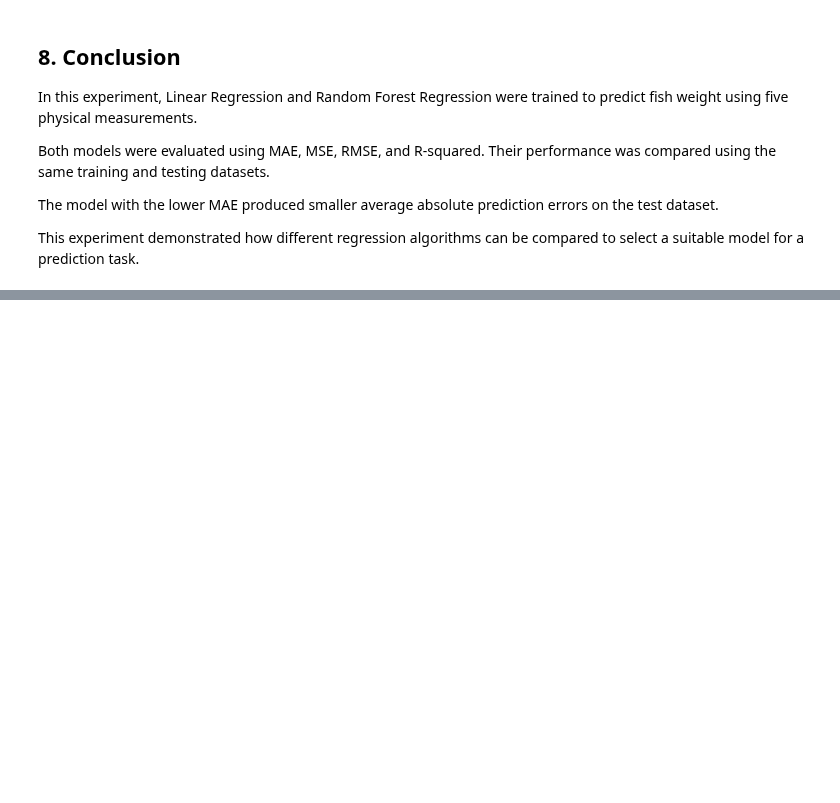
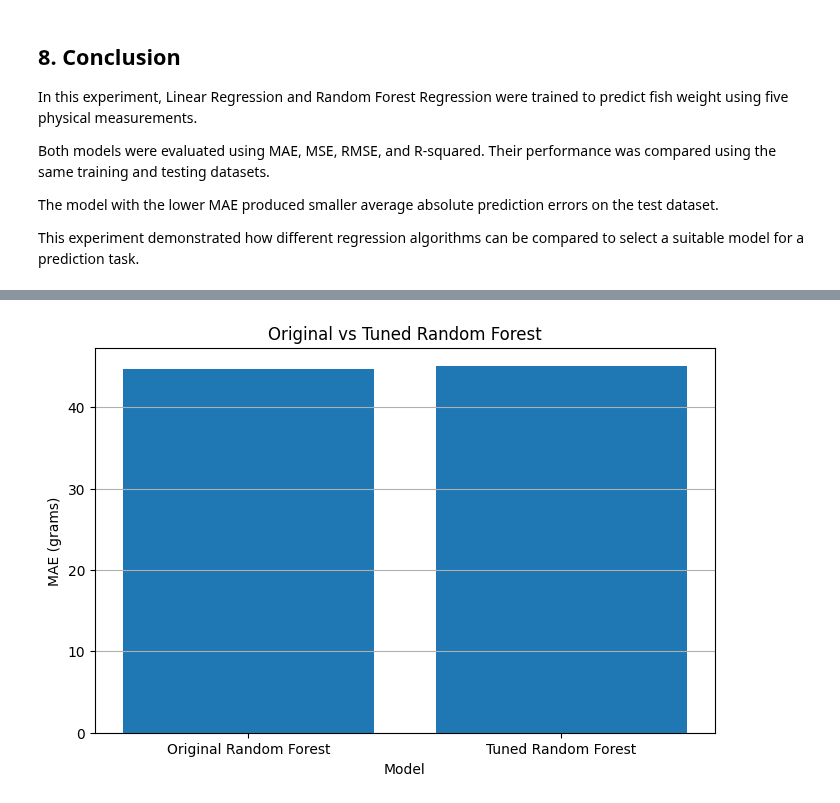
Before and after one commit to abhipsa29-cloud/Fish-Weight-Prediction, a Jupyter notebook: Fish_Weight_Prediction.ipynb, the cells around one changed output, grey strips where cells are left out. Drawn from its saved outputs; the diff is of its cells as text; code cells hidden in the pictures; blank space fills up the shorter version.

Commit message:
Day 20: Tuned Random Forest hyperparameters using GridSearchCV

```diff
--- a/Fish_Weight_Prediction.ipynb
+++ b/Fish_Weight_Prediction.ipynb
@@ -4410,0 +4571,14 @@ can be compared to select a suitable model for a prediction task.
+# %%
+best_model = grid_search.best_estimator_
+
+print("Best Random Forest Model")
+print("------------------------")
+
+for parameter, value in grid_search.best_params_.items():
+    print(f"{parameter}: {value}")
+
+print(
+    "Best cross-validation MAE:",
+    round(-grid_search.best_score_, 2),
+    "grams"
+)
@@ -4410,0 +4600,14 @@ can be compared to select a suitable model for a prediction task.
+# %%
+tuned_predictions = best_model.predict(X_test)
+
+tuned_mae = mean_absolute_error(y_test, tuned_predictions)
+tuned_mse = mean_squared_error(y_test, tuned_predictions)
+tuned_rmse = np.sqrt(tuned_mse)
+tuned_r2 = r2_score(y_test, tuned_predictions)
+
+print("Tuned Random Forest Evaluation")
+print("------------------------------")
+print(f"MAE: {tuned_mae:.2f} grams")
+print(f"MSE: {tuned_mse:.2f}")
+print(f"RMSE: {tuned_rmse:.2f} grams")
+print(f"R-squared: {tuned_r2:.3f}")
@@ -4410,0 +4682,16 @@ can be compared to select a suitable model for a prediction task.
+# %%
+plt.figure(figsize=(8, 5))
+
+plt.bar(
+    comparison_df["Model"],
+    comparison_df["MAE"]
+)
+
+plt.title("Original vs Tuned Random Forest")
+plt.xlabel("Model")
+plt.ylabel("MAE (grams)")
+
+plt.grid(axis="y")
+plt.show()
+# %% [output]
+[figure, added]
```
Also changed, not shown: parts of 18 cells of this notebook.
